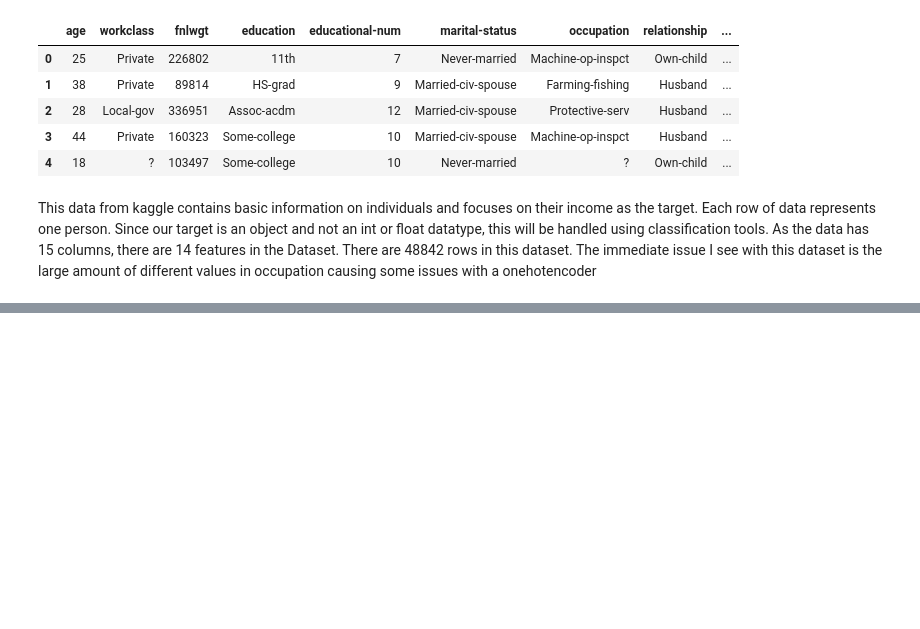
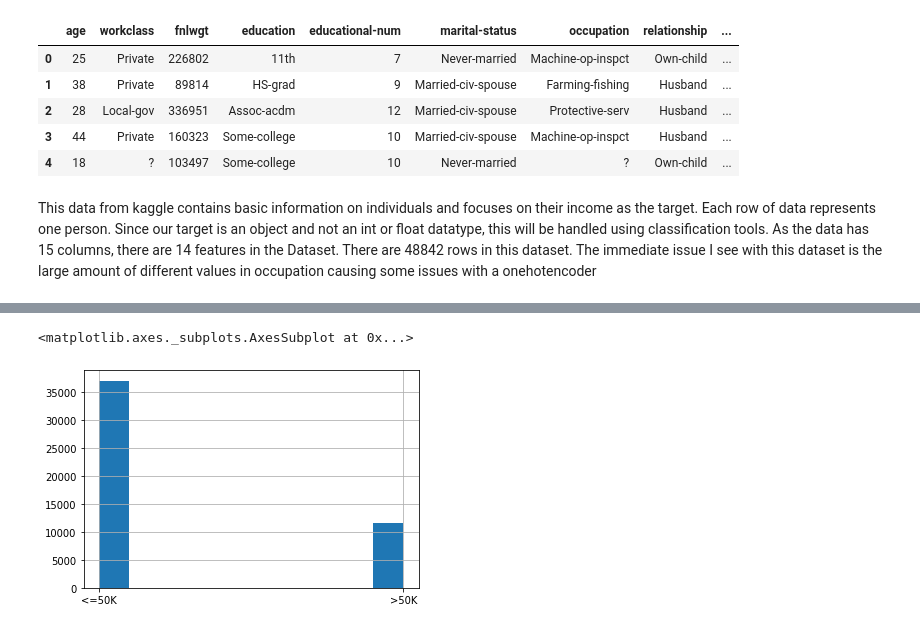
Before and after one commit to Ammon-Snell/Machine-Learning-Exercise, a Jupyter notebook: Adult_Income.ipynb, the cells around one changed output, grey strips where cells are left out. Drawn from its saved outputs; the diff is of its cells as text; code cells hidden in the pictures; blank space fills up the shorter version.

```diff
--- a/Adult_Income.ipynb
+++ b/Adult_Income.ipynb
@@ -23,0 +193,5 @@ adult_df.head()
+# %%
+adult_df['income'].hist()
+# %% [output]
+<matplotlib.axes._subplots.AxesSubplot at 0x...>
+[figure, added]
```
Also changed, not shown: parts of 28 cells of this notebook.
